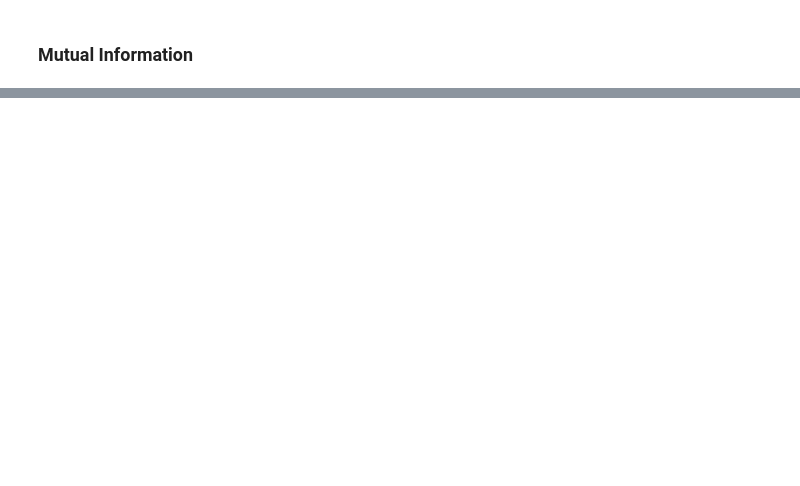
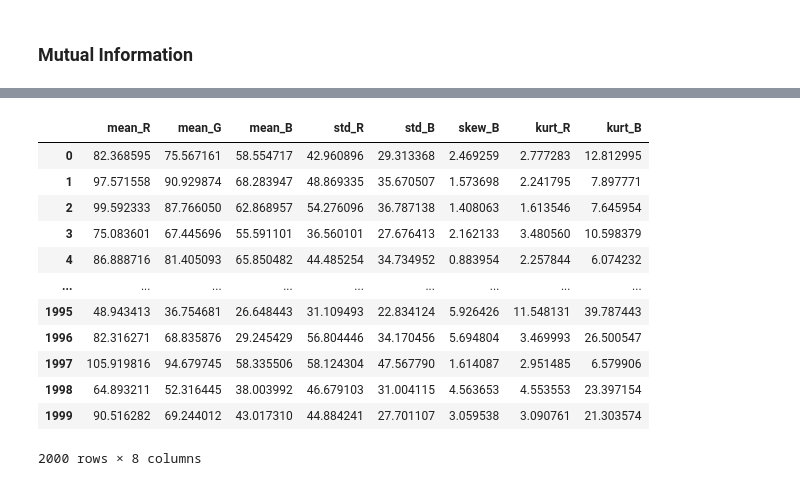
Before and after one commit to zeerafle/oil-palm-stem, a Jupyter notebook: disease_detection.ipynb, the cells around one changed output, grey strips where cells are left out. Saved outputs shown, nothing was run; the diff lists cells and outputs as text; code cells hidden in the pictures; blank space fills up the shorter version.

```diff
--- a/disease_detection.ipynb
+++ b/disease_detection.ipynb
@@ -413,0 +444,23 @@ reduced_orig_img_features_mi.to_csv(os.path.join('data', 'reduced_orig_img_featu
+# %%
+clf = svm.SVC(kernel='linear')
+selector = SelectFromModel(clf, prefit=False)
+selector.fit(orig_img_df, orig_img_label)
+selected_feature = selector.transform(orig_img_df)
+mask = np.isin(orig_img_df.values, selected_feature)
+index_column = np.where(np.all(mask, axis=0))
+reduced_orig_img_features_svmfs = orig_img_df.iloc[:, index_column[0]]
+reduced_orig_img_features_svmfs
+# %% [output]
+|  | mean_R | mean_G | mean_B | std_R | std_B | skew_B | kurt_R | kurt_B |
+| 0 | 82.368595 | 75.567161 | 58.554717 | 42.960896 | 29.313368 | 2.469259 | 2.777283 | 12.812995 |
+| 1 | 97.571558 | 90.929874 | 68.283947 | 48.869335 | 35.670507 | 1.573698 | 2.241795 | 7.897771 |
+| 2 | 99.592333 | 87.766050 | 62.868957 | 54.276096 | 36.787138 | 1.408063 | 1.613546 | 7.645954 |
+| 3 | 75.083601 | 67.445696 | 55.591101 | 36.560101 | 27.676413 | 2.162133 | 3.480560 | 10.598379 |
+| 4 | 86.888716 | 81.405093 | 65.850482 | 44.485254 | 34.734952 | 0.883954 | 2.257844 | 6.074232 |
+| ... | ... | ... | ... | ... | ... | ... | ... | ... |
+| 1995 | 48.943413 | 36.754681 | 26.648443 | 31.109493 | 22.834124 | 5.926426 | 11.548131 | 39.787443 |
+| 1996 | 82.316271 | 68.835876 | 29.245429 | 56.804446 | 34.170456 | 5.694804 | 3.469993 | 26.500547 |
+| 1997 | 105.919816 | 94.679745 | 58.335506 | 58.124304 | 47.567790 | 1.614087 | 2.951485 | 6.579906 |
+| 1998 | 64.893211 | 52.316445 | 38.003992 | 46.679103 | 31.004115 | 4.563653 | 4.553553 | 23.397154 |
+| 1999 | 90.516282 | 69.244012 | 43.017310 | 44.884241 | 27.701107 | 3.059538 | 3.090761 | 21.303574 |
+2000 rows × 8 columns
```
Also changed, not shown: parts of 12 cells of this notebook, 6 other files.
